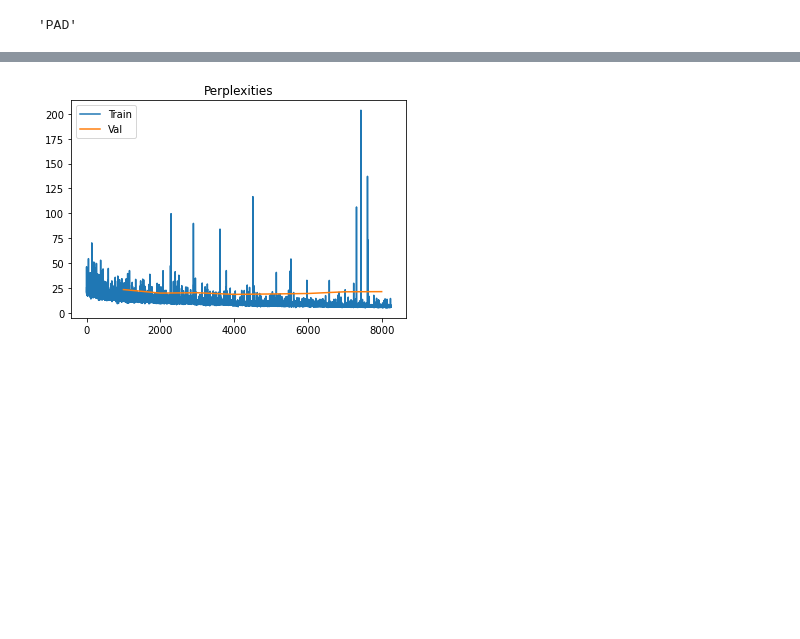
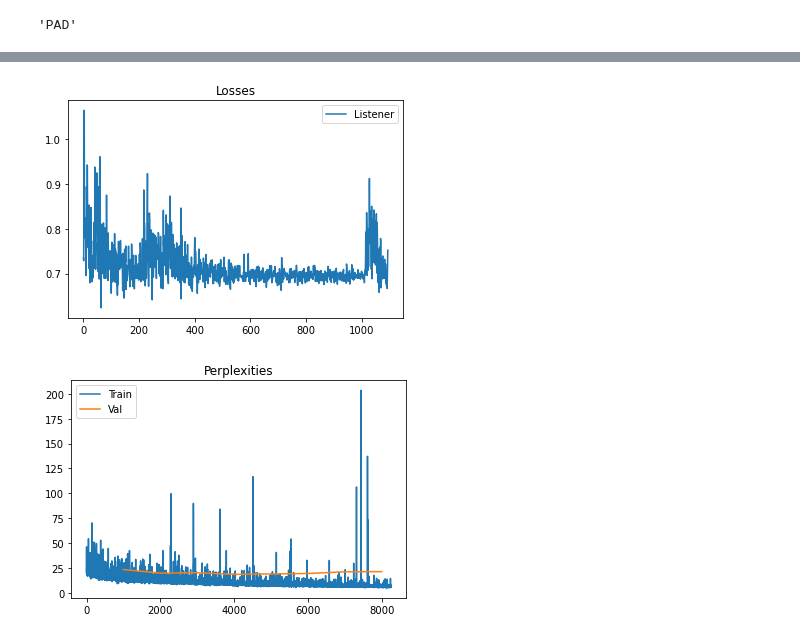
Before and after one commit to polina-tsvilodub/mSc-thesis, a Jupyter notebook: code/src/notebooks/functional_learning_exploration.ipynb, the cells around one changed output, grey strips where cells are left out. Saved outputs shown, nothing was run; the diff lists cells and outputs as text; code cells hidden in the pictures; blank space fills up the shorter version.

```diff
--- a/code/src/notebooks/functional_learning_exploration.ipynb
+++ b/code/src/notebooks/functional_learning_exploration.ipynb
@@ -2141,3 +2144,11 @@ plt.show()
+# %%
+plt.plot(list(range(0, len(train_losses["listener"]))), train_losses['listener'], label="Listener")
+
+plt.legend()
+plt.title("Losses")
+plt.show()
+# %% [output]
+[figure, added]
 # %%
 val_perplexities = [np.exp(x) for x in val_losses["val_losses"]]
 
```
Also changed, not shown: parts of 16 cells of this notebook, 5 other files.
